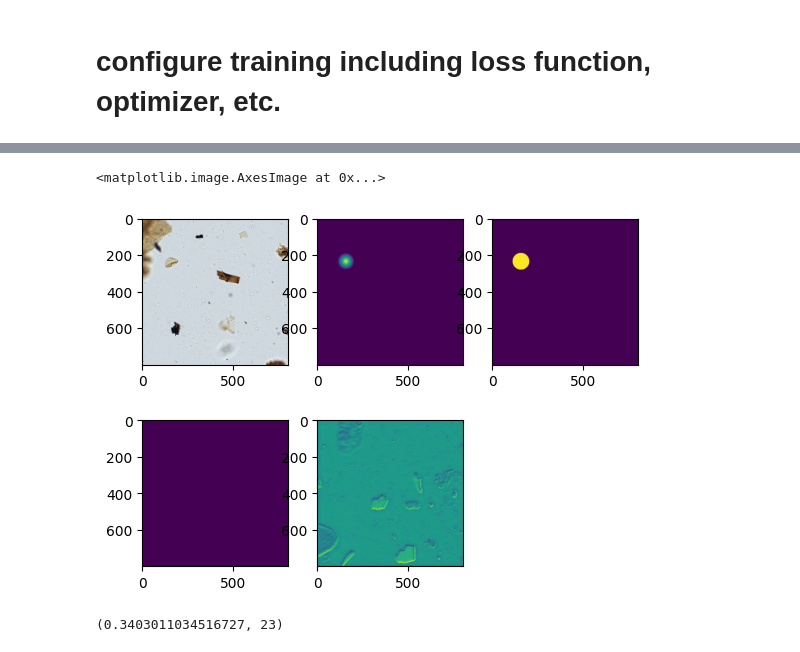
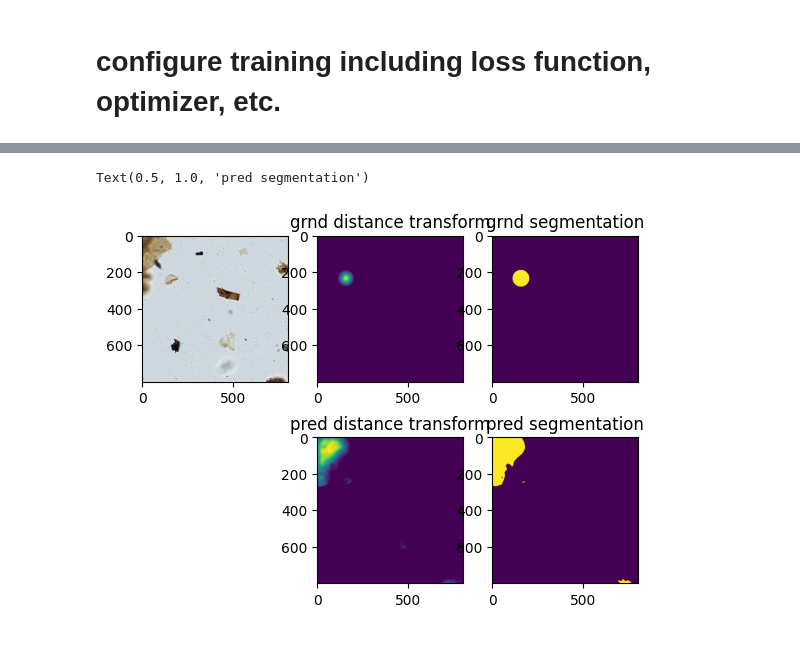
Before and after one commit to aimerykong/MPC2026-tutorial, a Jupyter notebook: code008_pollen_detection_training.ipynb, the cells around one changed output, grey strips where cells are left out. Cells and saved outputs as stored; diff of their text form; code cells hidden in the pictures.

```diff
--- a/code008_pollen_detection_training.ipynb
+++ b/code008_pollen_detection_training.ipynb
@@ -485,11 +485,10 @@ class Decoder(nn.Module):
         return self.outputs
 # %%
 class PollenDet_SegDistTransform(nn.Module):
-    def __init__(self, num_layers, scaleList=(0,1,2,3), pretrained=False):
+    def __init__(self, num_layers, scaleList=(0,1,2,3), pretrained=True):
         super(PollenDet_SegDistTransform, self).__init__()
         self.scaleList = scaleList
         self.encoder = ResnetEncoder(num_layers, pretrained)
-        self.encoder.encoder.conv1 = nn.Conv2d(21, 64, (7, 7), (2, 2), (3, 3), bias=False) #added 10/07/21
         self.decoder = Decoder(self.encoder.num_ch_enc, scaleList=self.scaleList, num_output_channels=1)
 
     def forward(self, inputs1):
@@ -504,7 +503,7 @@ scaleList = [0]           # the number of output layer for U-net
 
 
 ################## init model ###################
-initModel = PollenDet_SegDistTransform(34, scaleList=scaleList, pretrained=True)
+initModel = PollenDet_SegDistTransform(34, scaleList=scaleList, pretrained=False)
 initModel.encoder.encoder.conv1 = nn.Conv2d(3, 64, (7, 7), (2, 2), (3, 3), bias=False) #change dimensions of the first layer in the encoder
 initModel = initModel.to(device);
 
@@ -574,8 +573,8 @@ lossFunc_seg = nn.BCELoss(reduction='mean')
 # loss for regression with masking
 lossFunc_reg = MaskWeightedL1(wBG=weight_background, wFactor=weight_reg)
 # %%
-optimizer = optim.Adam([{'params': initModel.encoder.parameters()},
-                        {'params': initModel.decoder.parameters()}],
+optimizer = optim.AdamW([{'params': initModel.encoder.parameters(), 'lr': base_lr*2, 'weight_decay':0.0001},
+                        {'params': initModel.decoder.parameters(), 'lr': base_lr*2, 'weight_decay':0.0001}],
                        lr=base_lr, weight_decay=0.0005)
 
 exp_lr_scheduler = lr_scheduler.StepLR(optimizer, step_size=int(total_epoch_num/4), gamma=0.4)
@@ -742,37 +741,42 @@ training
 # %%
 idx = 1
 
 vis_img = cur_img[idx].permute(1,2,0).cpu().numpy()
 vis_img -= vis_img.min()
 vis_img /= vis_img.max()
 vis_disTransformMask = cur_disTransformMask[idx].squeeze().cpu().numpy()
 vis_binaryMask = cur_binaryMask[idx].squeeze().cpu().numpy()
 
+predSeg = outputs[('segMask', 0)]
+predDistTransform = outputs[('output', 0)]
 
 
 plt.subplot(2, 3, 1) # 1 row, 2 columns, 1st plot
 plt.imshow(vis_img)
 
 plt.subplot(2, 3, 2) # 1 row, 3 columns, 2nd plot
 plt.imshow(vis_disTransformMask)
+plt.title('grnd distance transform')
+
 
 plt.subplot(2, 3, 3) # 1 row, 3 columns, 3rd plot
 plt.imshow(vis_binaryMask)
-
-plt.subplot(2, 3, 4) # 1 row, 2 columns, 1st plot
-tmp = output_masks[("segMask", 0)][idx]
-tmp = torch.sigmoid(tmp)
-tmp = tmp.squeeze().detach().cpu().numpy()>0.5
-plt.imshow(tmp)
+plt.title('grnd segmentation')
 
 plt.subplot(2, 3, 5) # 1 row, 2 columns, 1st plot
-tmp2 = output_masks[("output", 0)][idx]
+tmp2 = predDistTransform[idx]
 tmp2 = tmp2.squeeze().detach().cpu().numpy()
 plt.imshow(tmp2)
+plt.title('pred distance transform')
+
+plt.subplot(2, 3, 6) # 1 row, 2 columns, 1st plot
+tmp = predSeg[idx].detach()
+# tmp = output_masks[("segMask", 0)][idx]
+tmp = torch.sigmoid(tmp)
+tmp = tmp.squeeze().cpu().numpy()>0.55
+
+plt.imshow(tmp)
+plt.title('pred segmentation')
 # %% [output]
-<matplotlib.image.AxesImage at 0x...>
+Text(0.5, 1.0, 'pred segmentation')
-[figure, old version]
+[figure, new version]
-# %%
-best_loss, best_epoch_id
-# %% [output]
-(0.3403011034516727, 23)
```
Also changed, not shown: parts of 7 cells of this notebook.
